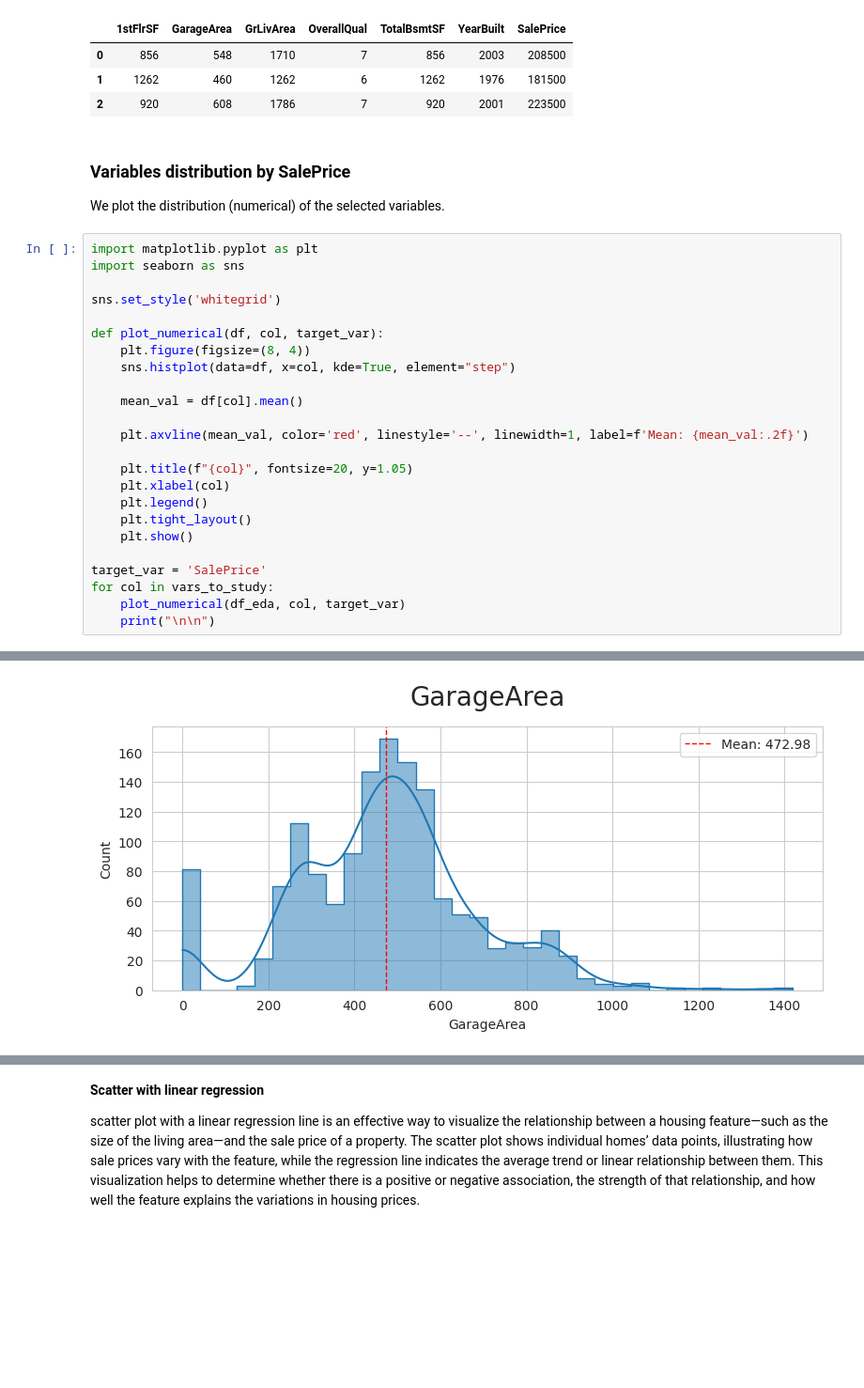
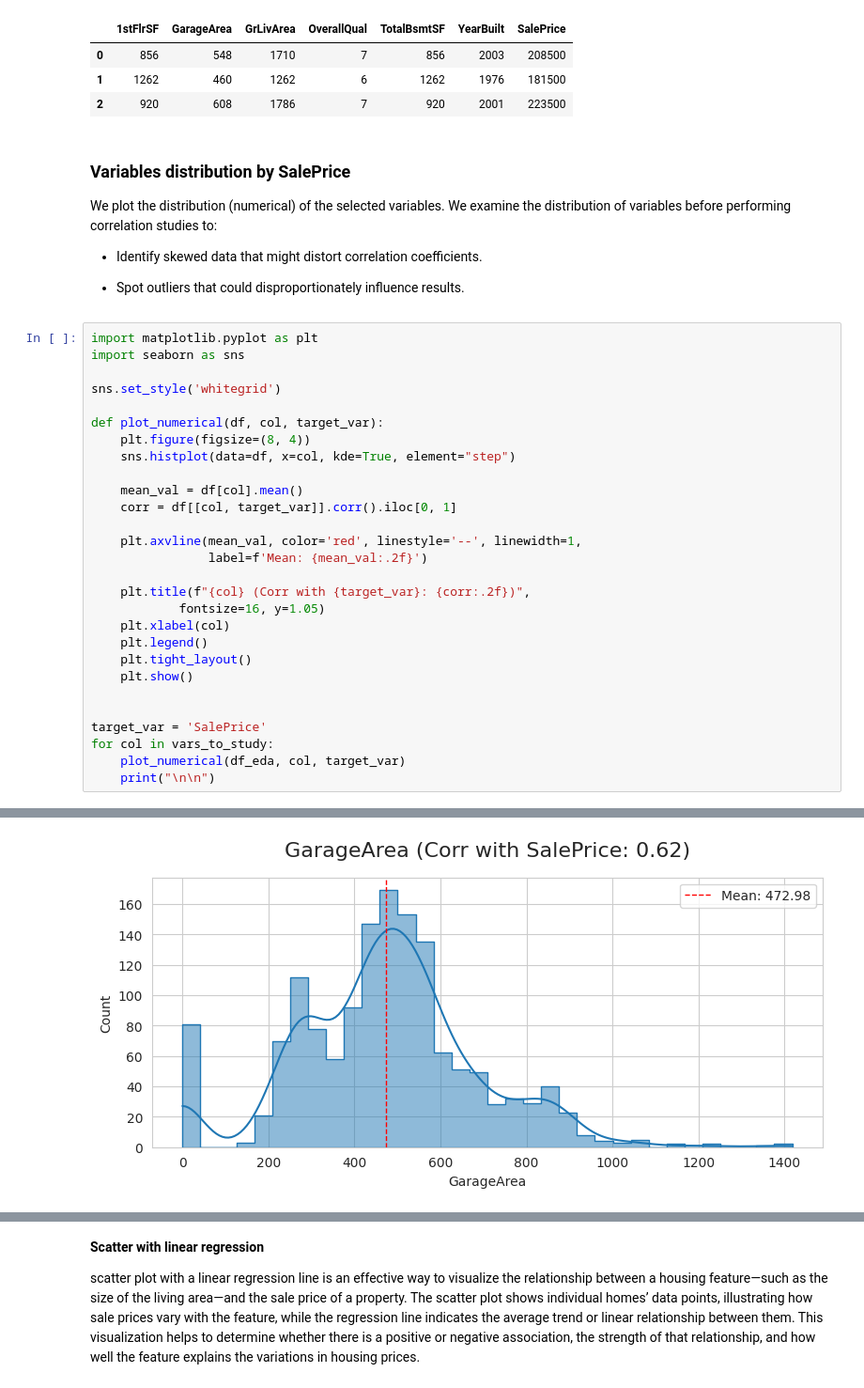
Before and after one commit to craig-grant630/Heritage-Housing, a Jupyter notebook: jupyter_notebooks/Housing_SalePrice_Study.ipynb, the cells around one changed output, grey strips where cells are left out. Shown at 94% size. Drawn from its saved outputs; the diff is of its cells as text; blank space fills up the shorter version.

Commit message:
Update correlation study for sales price study notebook

```diff
--- a/jupyter_notebooks/Housing_SalePrice_Study.ipynb
+++ b/jupyter_notebooks/Housing_SalePrice_Study.ipynb
@@ -167,7 +167,11 @@ df_eda.head(3)
 | 2 | 920 | 608 | 1786 | 7 | 920 | 2001 | 223500 |
 # %% [markdown]
 ### Variables distribution by SalePrice
-We plot the distribution (numerical) of the selected variables.
+We plot the distribution (numerical) of the selected variables. We examine the distribution of variables before performing correlation studies to:
+
+- Identify skewed data that might distort correlation coefficients.
+
+- Spot outliers that could disproportionately influence results.
 # %%
 import matplotlib.pyplot as plt
 import seaborn as sns
@@ -179,15 +183,19 @@ def plot_numerical(df, col, target_var):
     sns.histplot(data=df, x=col, kde=True, element="step")
 
     mean_val = df[col].mean()
+    corr = df[[col, target_var]].corr().iloc[0, 1]
 
-    plt.axvline(mean_val, color='red', linestyle='--', linewidth=1, label=f'Mean: {mean_val:.2f}')
+    plt.axvline(mean_val, color='red', linestyle='--', linewidth=1,
+                label=f'Mean: {mean_val:.2f}')
 
-    plt.title(f"{col}", fontsize=20, y=1.05)
+    plt.title(f"{col} (Corr with {target_var}: {corr:.2f})",
+            fontsize=16, y=1.05)
     plt.xlabel(col)
     plt.legend()
     plt.tight_layout()
     plt.show()
 
+
 target_var = 'SalePrice'
 for col in vars_to_study:
     plot_numerical(df_eda, col, target_var)
@@ -197 +205 @@ for col in vars_to_study:
-[figure, old version]
+[figure, new version]
```
Also changed, not shown: parts of 5 cells of this notebook.
